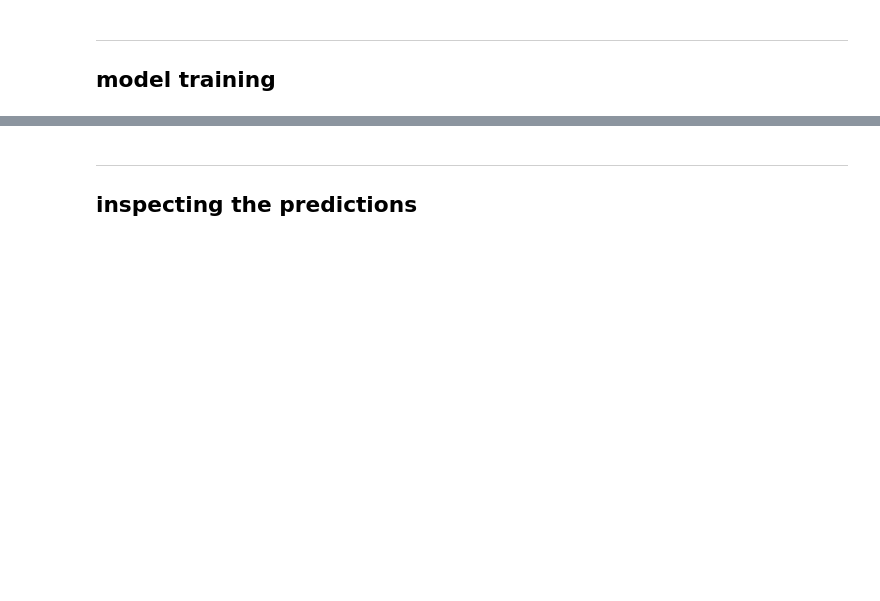
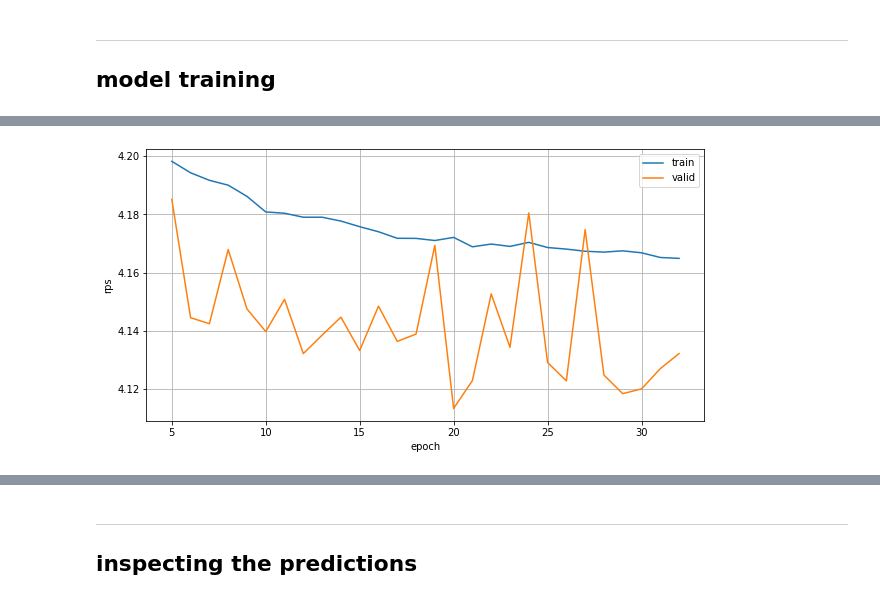
Before and after one commit to mavillan/yolanda, a Jupyter notebook: notebooks/train_1dcnn-m3.ipynb, the cells around one changed output, grey strips where cells are left out. Cells and saved outputs as stored; diff of their text form; code cells hidden in the pictures; blank space fills up the shorter version.

```diff
--- a/notebooks/train_1dcnn-m3.ipynb
+++ b/notebooks/train_1dcnn-m3.ipynb
@@ -793,0 +653,80 @@ Weight decoupling enabled in AdaBelief
+# %%
+mskf = MultilabelStratifiedKFold(n_splits=5, shuffle=True, random_state=42)
+strat_cols = ["item_domain_id", "no_stockout", "inventory_days"]
+mskf_split = mskf.split(dataset, dataset[strat_cols])
+
+models_by_fold = list()
+oof_preds = list()
+
+for fold,(train_idx,valid_idx) in enumerate(mskf_split):
+    print(f"Train model for fold: {fold+1}/5")
+
+    x_train = dataset.loc[train_idx,input_cols]
+    y_train = targets.iloc[train_idx,1:]
+    x_valid = dataset.loc[valid_idx,input_cols]
+    y_valid = targets.iloc[valid_idx,1:]
+
+    train_dset = TensorDataset(
+        torch.tensor(x_train.values, dtype=torch.float),
+        torch.tensor(y_train.values, dtype=torch.float),
+    )
+    valid_dset = TensorDataset(
+        torch.tensor(x_valid.values, dtype=torch.float),
+        torch.tensor(y_valid.values, dtype=torch.float),
+    )
+    train_dataloader = DataLoader(
+        train_dset,
+        batch_size=2048,
+        shuffle=True,
+        num_workers=2,
+        pin_memory=True
+    )
+    valid_dataloader = DataLoader(
+        valid_dset,
+        batch_size=16384,
+        shuffle=False,
+        num_workers=2,
+        pin_memory=True
+    )
+    model = SoftOrdering1DCNN(
+        input_dim=len(input_cols),
+        output_dim=30,
+        sign_size=4,
+        cha_input=32,
+        cha_hidden=32,
+        K=2,
+        dropout_input=0.2,
+        dropout_hidden=0.2,
+        dropout_output=0.1,
+        alpha=5.
+    )
+    display(torchinfo.summary(model))
+
+    model,monitor = pax.iterative_train(
+        model,
+        train_dataloader,
+        valid_dataloader,
+        min_epochs=20,
+        max_epochs=100,
+        patience=12,
+        #clip_value=0.1,
+    )
+    model.load_state_dict(monitor.best_model_state)
+    models_by_fold.append(model)
+
+    plt.figure(figsize=(10,5))
+    plt.plot(np.arange(5, len(monitor.train_loss)), monitor.train_loss[5:], label="train")
+    plt.plot(np.arange(5, len(monitor.valid_loss)), monitor.valid_loss[5:], label="valid")
+    plt.xlabel("epoch")
+    plt.ylabel("rps")
+    plt.grid()
+    plt.legend(loc="best")
+    plt.show()
+
+    preds_proba = pax.iterative_predict(model, valid_dataloader).detach().cpu().numpy()
+    preds_proba = pd.DataFrame(preds_proba, index=valid_idx)
+    oof_preds.append(preds_proba)
+
+    del x_train,y_train,x_valid,y_valid,train_dset,valid_dset,train_dataloader,valid_dataloader,monitor
+    gc.collect()
+# %% [output]
@@ -793,0 +752 @@ Weight decoupling enabled in AdaBelief
+[figure, added]
```
Also changed, not shown: parts of 15 cells of this notebook.
